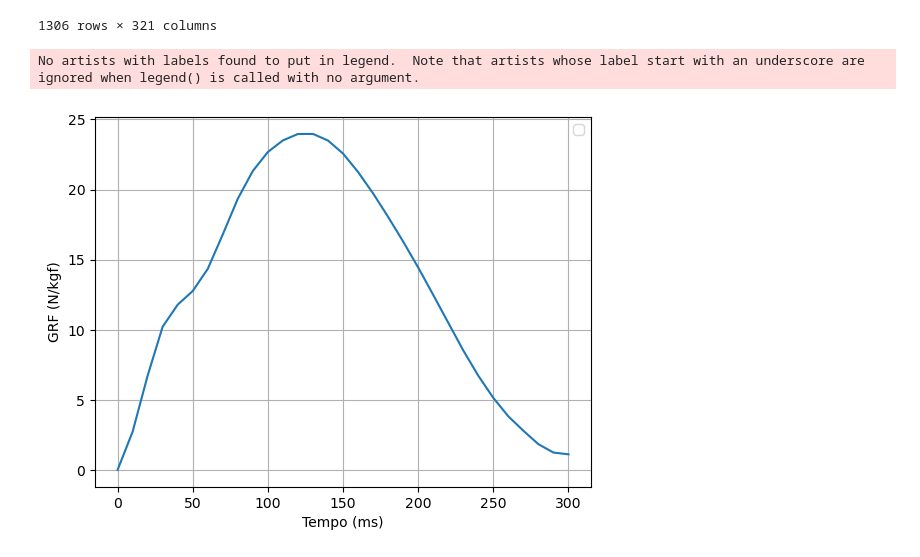
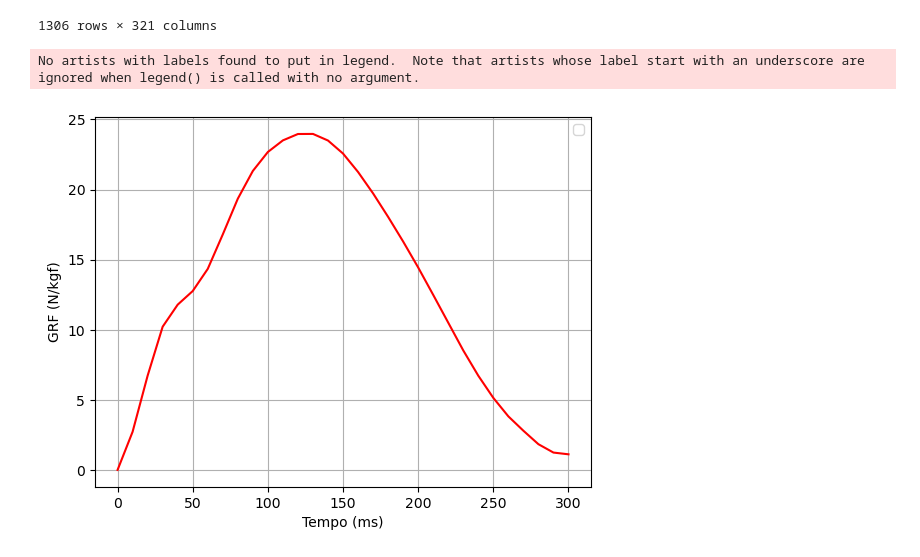
Before and after one commit to tiagosnog/Projeto-de-pesquisa-EBM, a Jupyter notebook: 2.Código/2.2Analysis test_RBDS/analysisTest_RBDS.ipynb, the cells around one changed output. Cells and saved outputs as stored; diff of their text form; code cells hidden in the pictures.

```diff
--- a/2.Código/2.2Analysis test_RBDS/analysisTest_RBDS.ipynb
+++ b/2.Código/2.2Analysis test_RBDS/analysisTest_RBDS.ipynb
@@ -86,12 +65,12 @@ grf = data_grf.iloc[:,subject_index[index]].values
 grf = grf[~np.isnan(grf)]
 grf = decimate(grf, 30)
 # %%
-plt.plot(time, grf)
+plt.plot(time, grf, color='r')
 plt.xlabel('Tempo (ms)')
 plt.ylabel('GRF (N/kgf)')
 plt.legend()
 plt.grid(True)
 # %% [output]
 No artists with labels found to put in legend.  Note that artists whose label start with an underscore are ignored when legend() is called with no argument.
-[figure, old version]
+[figure, new version]
 # %%
```
Also changed, not shown: parts of 25 cells of this notebook, 3 other files.
